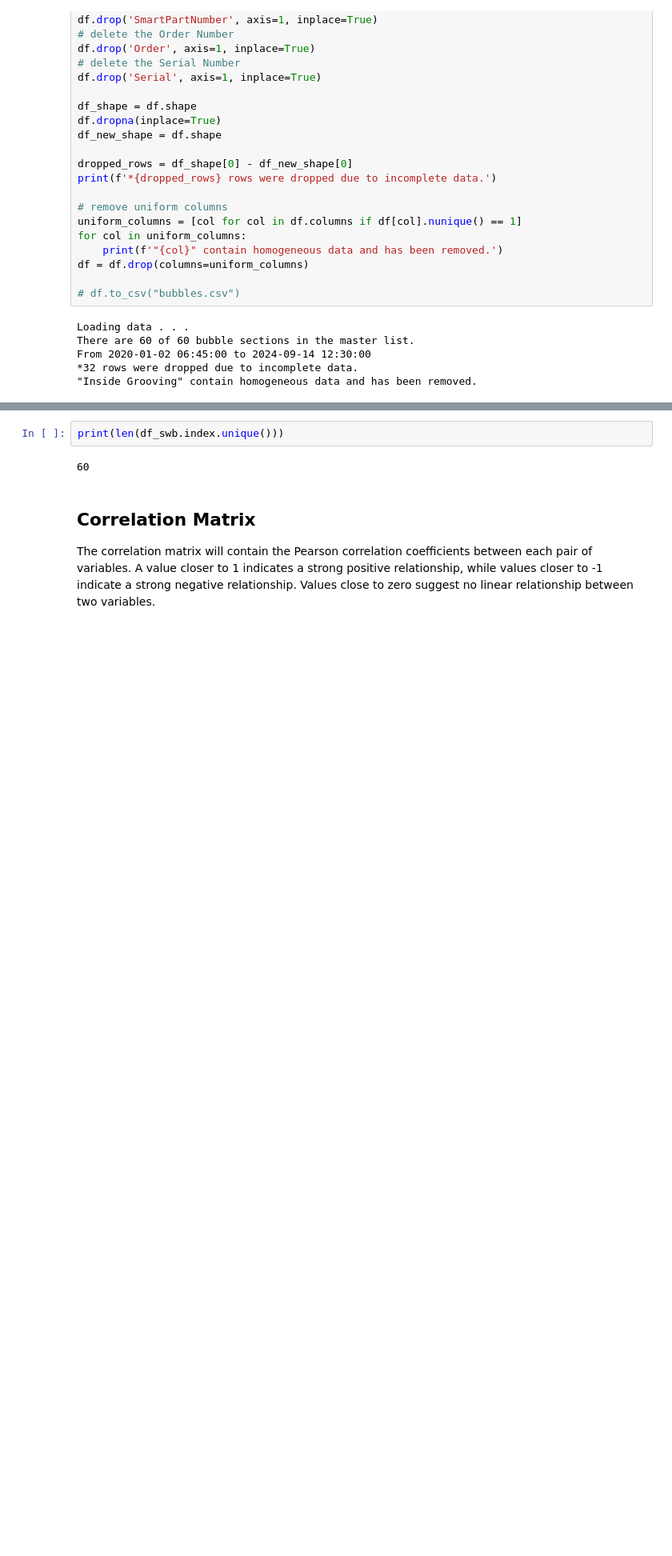
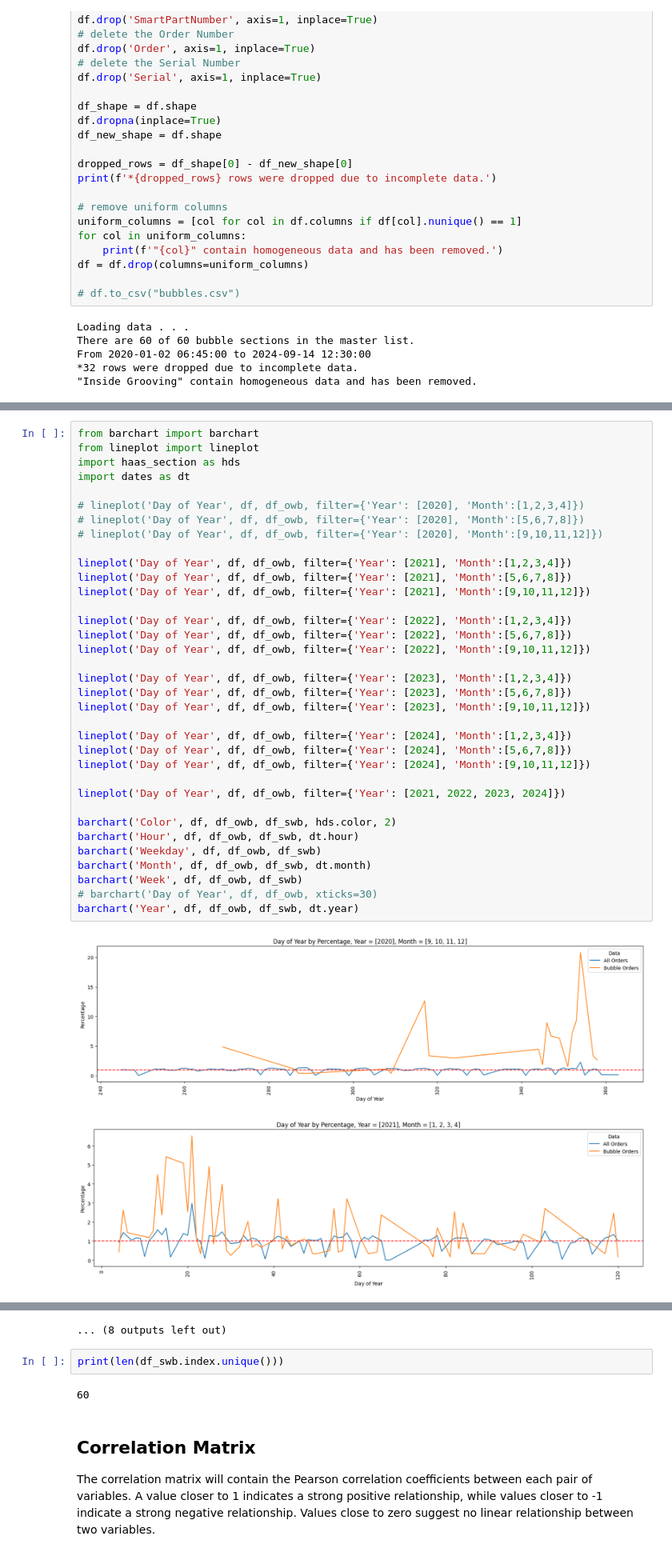
Before and after one commit to mattrupp/section-bubble-analysis, a Jupyter notebook: section-bubble-analysis.ipynb, the cells around one changed output, grey strips where cells are left out. Shown at 80% size. Drawn from its saved outputs; the diff is of its cells as text; blank space fills up the shorter version.

Commit message:
switch filters to lists, add more charts

```diff
--- a/section-bubble-analysis.ipynb
+++ b/section-bubble-analysis.ipynb
@@ -157,0 +132,38 @@ lineplot('Day of Year', df, df_owb, filter={"Year": 2024})
+# %%
+from barchart import barchart
+from lineplot import lineplot
+import haas_section as hds
+import dates as dt
+
+# lineplot('Day of Year', df, df_owb, filter={'Year': [2020], 'Month':[1,2,3,4]})
+# lineplot('Day of Year', df, df_owb, filter={'Year': [2020], 'Month':[5,6,7,8]})
+# lineplot('Day of Year', df, df_owb, filter={'Year': [2020], 'Month':[9,10,11,12]})
+
+lineplot('Day of Year', df, df_owb, filter={'Year': [2021], 'Month':[1,2,3,4]})
+lineplot('Day of Year', df, df_owb, filter={'Year': [2021], 'Month':[5,6,7,8]})
+lineplot('Day of Year', df, df_owb, filter={'Year': [2021], 'Month':[9,10,11,12]})
+
+lineplot('Day of Year', df, df_owb, filter={'Year': [2022], 'Month':[1,2,3,4]})
+lineplot('Day of Year', df, df_owb, filter={'Year': [2022], 'Month':[5,6,7,8]})
+lineplot('Day of Year', df, df_owb, filter={'Year': [2022], 'Month':[9,10,11,12]})
+
+lineplot('Day of Year', df, df_owb, filter={'Year': [2023], 'Month':[1,2,3,4]})
+lineplot('Day of Year', df, df_owb, filter={'Year': [2023], 'Month':[5,6,7,8]})
+lineplot('Day of Year', df, df_owb, filter={'Year': [2023], 'Month':[9,10,11,12]})
+
+lineplot('Day of Year', df, df_owb, filter={'Year': [2024], 'Month':[1,2,3,4]})
+lineplot('Day of Year', df, df_owb, filter={'Year': [2024], 'Month':[5,6,7,8]})
+lineplot('Day of Year', df, df_owb, filter={'Year': [2024], 'Month':[9,10,11,12]})
+
+lineplot('Day of Year', df, df_owb, filter={'Year': [2021, 2022, 2023, 2024]})
+
+barchart('Color', df, df_owb, df_swb, hds.color, 2)
+barchart('Hour', df, df_owb, df_swb, dt.hour)
+barchart('Weekday', df, df_owb, df_swb)
+barchart('Month', df, df_owb, df_swb, dt.month)
+barchart('Week', df, df_owb, df_swb)
+# barchart('Day of Year', df, df_owb, xticks=30)
+barchart('Year', df, df_owb, df_swb, dt.year)
+# %% [output]
+[figure, added]
+[figure, added]
@@ -158,3 +180,4 @@ lineplot('Day of Year', df, df_owb, filter={"Year": 2024})
+... (8 outputs left out)
 # %%
 print(len(df_swb.index.unique()))
 # %% [output]
```
Also changed, not shown: parts of 2 cells of this notebook, 1 other file.
